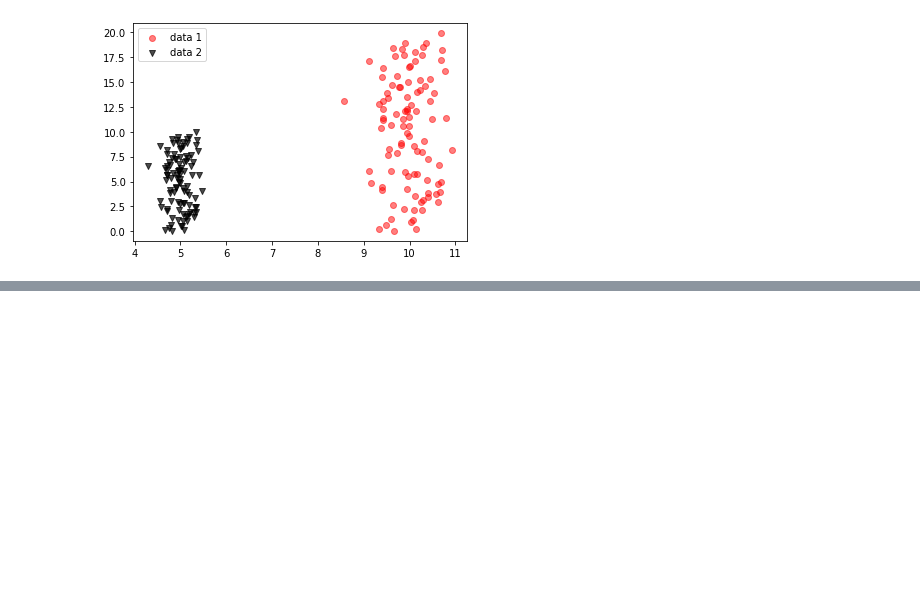
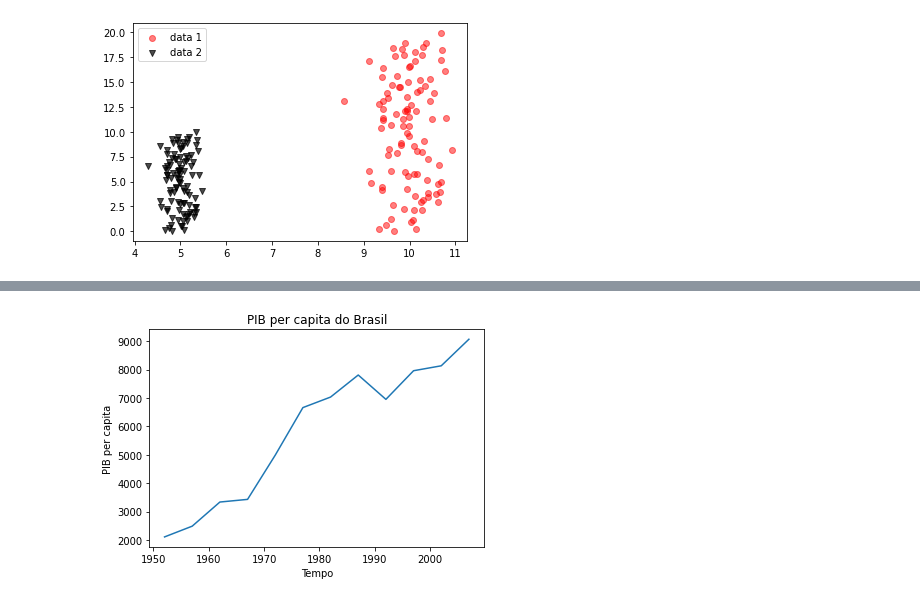
Before and after one commit to Lucas-procopio/Data-Analysis, a Jupyter notebook: Matplotlib_Analysis.ipynb, the cells around one changed output, grey strips where cells are left out. Drawn from its saved outputs; the diff is of its cells as text; code cells hidden in the pictures; blank space fills up the shorter version.

```diff
--- a/Matplotlib_Analysis.ipynb
+++ b/Matplotlib_Analysis.ipynb
@@ -146,0 +169,3 @@ ax.legend();
+# %%
+# criando um dataframe a partir de uma query com os filtros abaixo
+df = px.data.gapminder().query('country == "Brazil"').set_index('year')
@@ -146,0 +182,12 @@ ax.legend();
+# %%
+#plotando os dados, passando o index(ano) no eixo X e passando os dados do PIB per capita no eixo y
+plt.plot(df.index, df['gdpPercap'])
+
+# Insert a title on graph
+plt.title('PIB per capita do Brasil')
+
+# Title's labels
+plt.ylabel('PIB per capita')
+plt.xlabel('Tempo');
+# %% [output]
+[figure, added]
```
Also changed, not shown: parts of 7 cells of this notebook.
